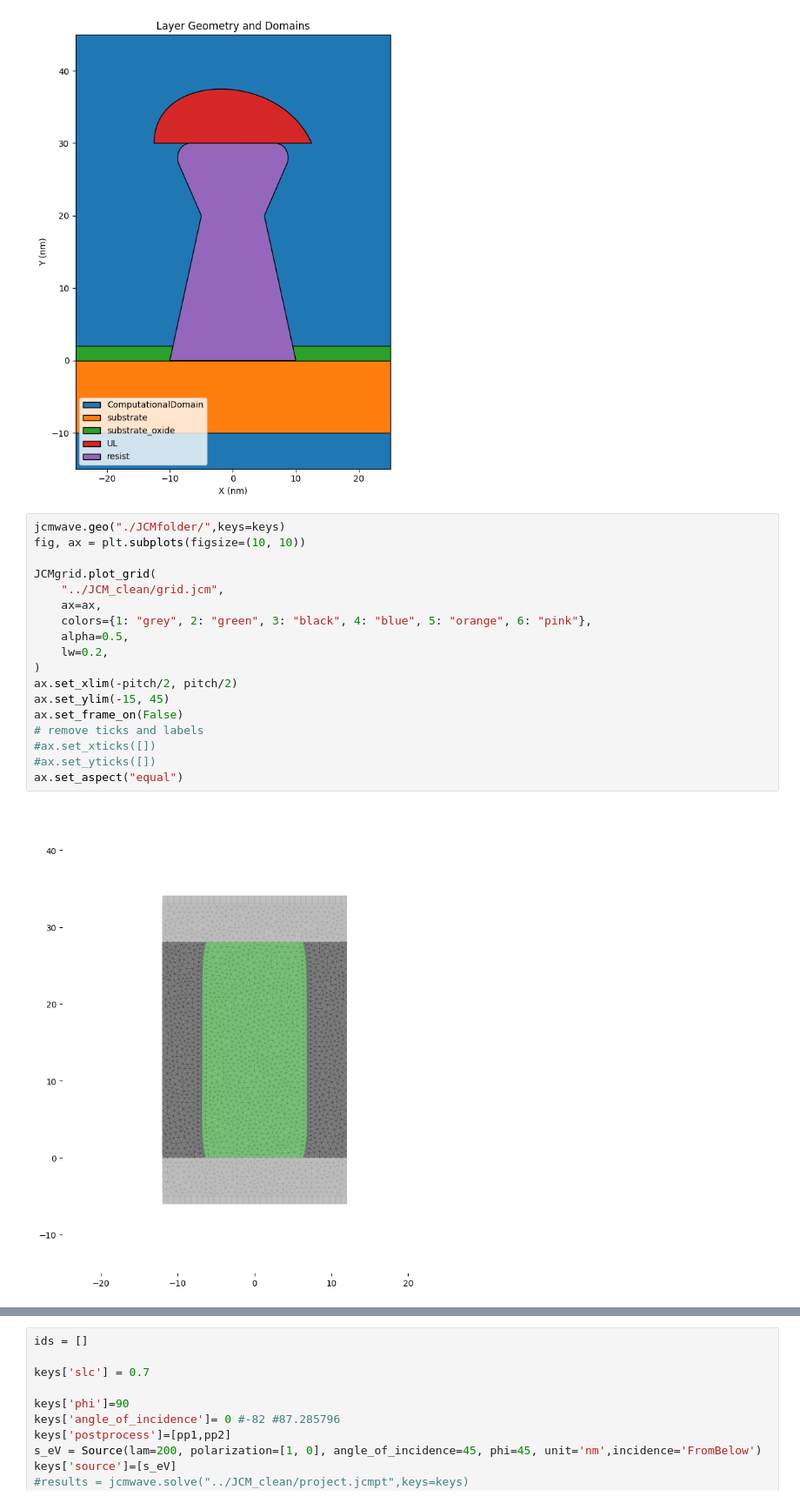
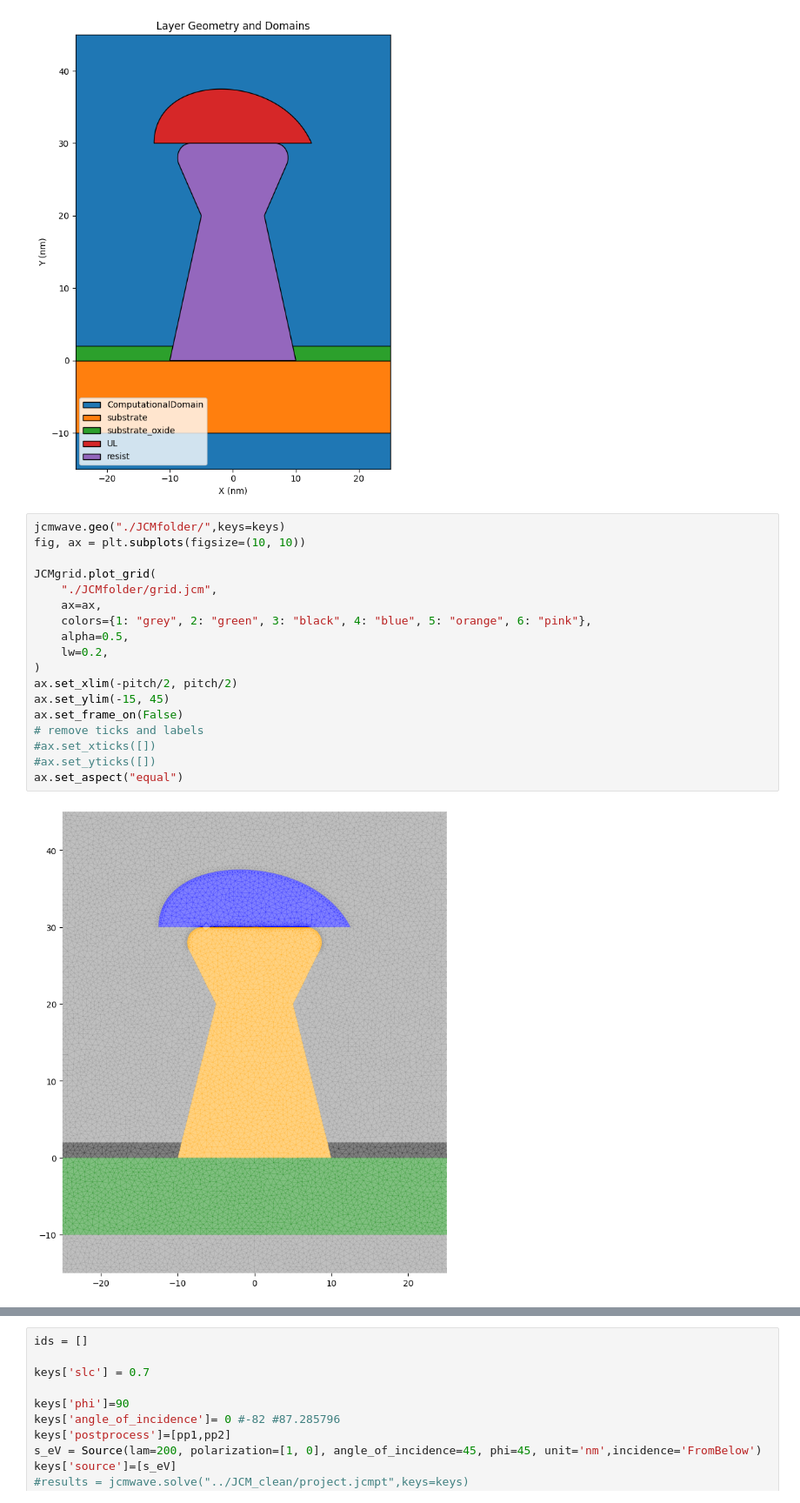
Before and after one commit to kasandrle/JCMwave_modeling, a Jupyter notebook: notbooks/start.ipynb, the cells around one changed output, grey strips where cells are left out. Shown at 87% size. Saved outputs shown, nothing was run; the diff lists cells and outputs as text.

```diff
--- a/notbooks/start.ipynb
+++ b/notbooks/start.ipynb
@@ -185,23 +185,23 @@ plt.show()
 # %%
 jcmwave.geo("./JCMfolder/",keys=keys)
 fig, ax = plt.subplots(figsize=(10, 10))
 
 JCMgrid.plot_grid(
-    "../JCM_clean/grid.jcm",
+    "./JCMfolder/grid.jcm",
     ax=ax,
     colors={1: "grey", 2: "green", 3: "black", 4: "blue", 5: "orange", 6: "pink"},
     alpha=0.5,
     lw=0.2,
 )
 ax.set_xlim(-pitch/2, pitch/2)
 ax.set_ylim(-15, 45)
 ax.set_frame_on(False)
 # remove ticks and labels
 #ax.set_xticks([])
 #ax.set_yticks([])
 ax.set_aspect("equal")
 # %% [output]
-[figure, old version]
+[figure, new version]
 # %%
 
 
```
Also changed, not shown: parts of 9 cells of this notebook, 1 other file.
